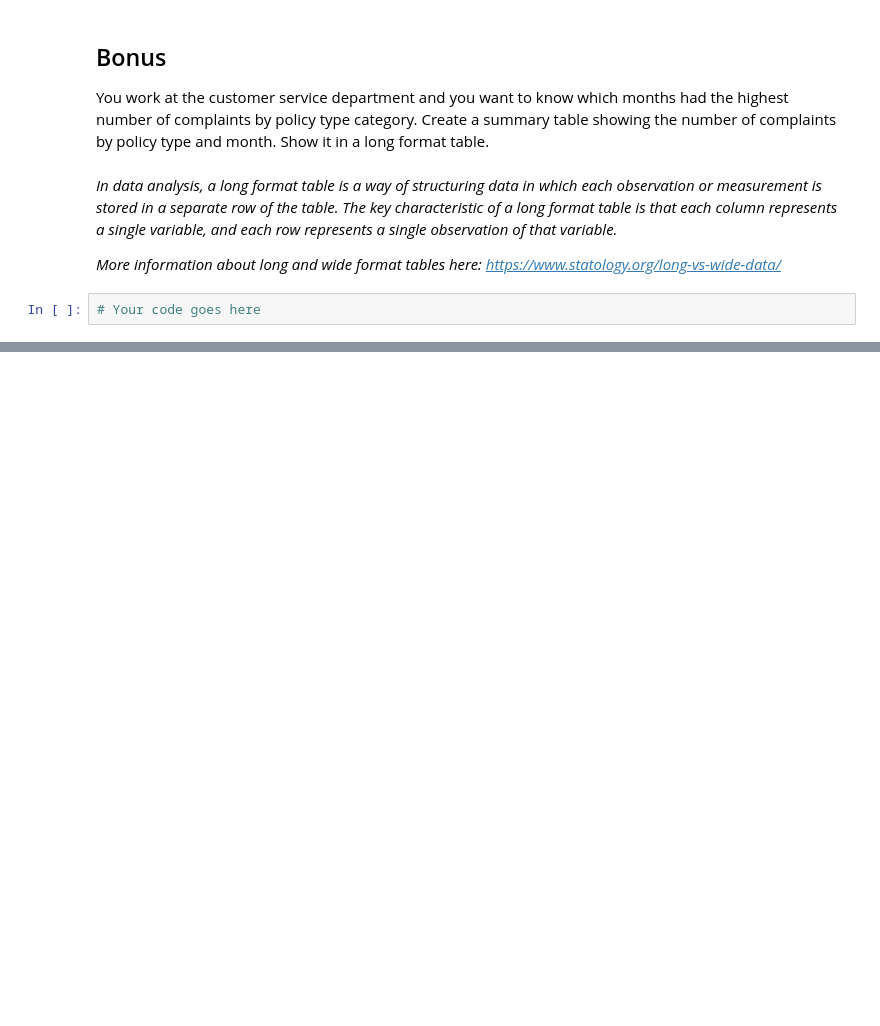
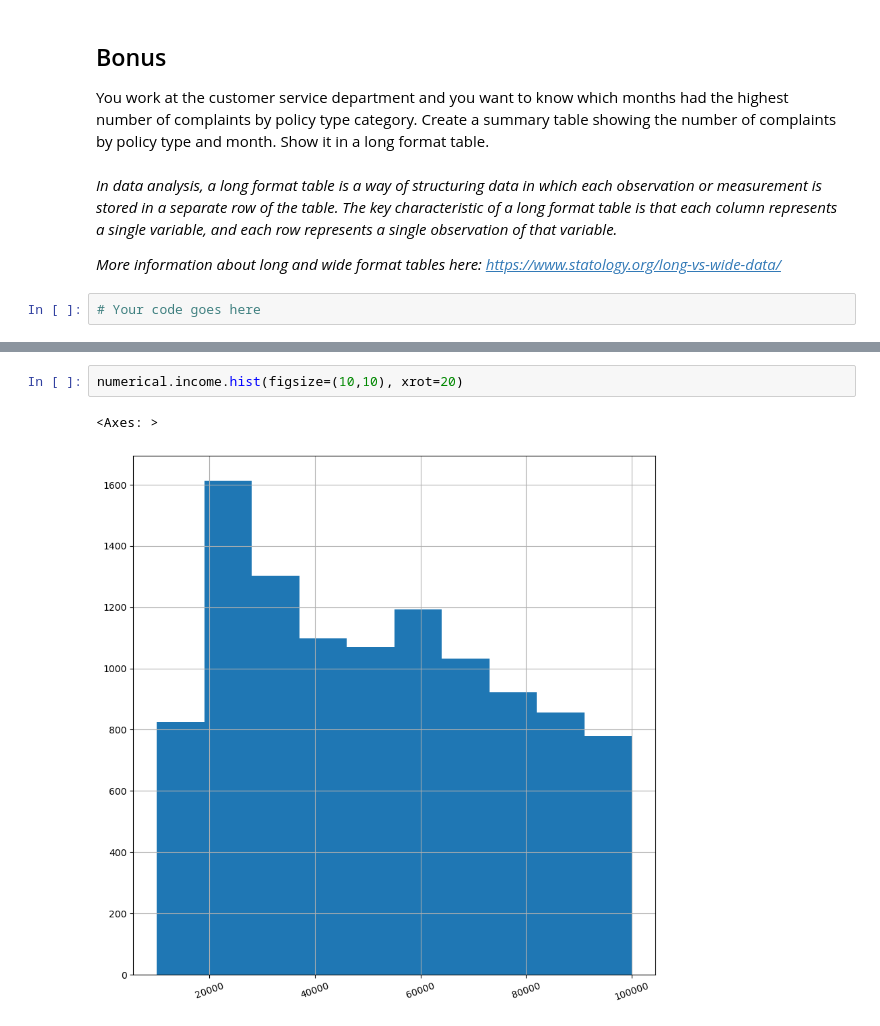
Before and after one commit to serhatozar/lab-dw-data-structuring-and-combining, a Jupyter notebook: lab-dw-data-structuring-and-combining.ipynb, the cells around one changed output, grey strips where cells are left out. Drawn from its saved outputs; the diff is of its cells as text; blank space fills up the shorter version.

```diff
--- a/lab-dw-data-structuring-and-combining.ipynb
+++ b/lab-dw-data-structuring-and-combining.ipynb
@@ -182,0 +172,5 @@ plt.show()
+# %%
+numerical.income.hist(figsize=(10,10), xrot=20)
+# %% [output]
+<Axes: >
+[figure, added]
```
Also changed, not shown: parts of 18 cells of this notebook.
